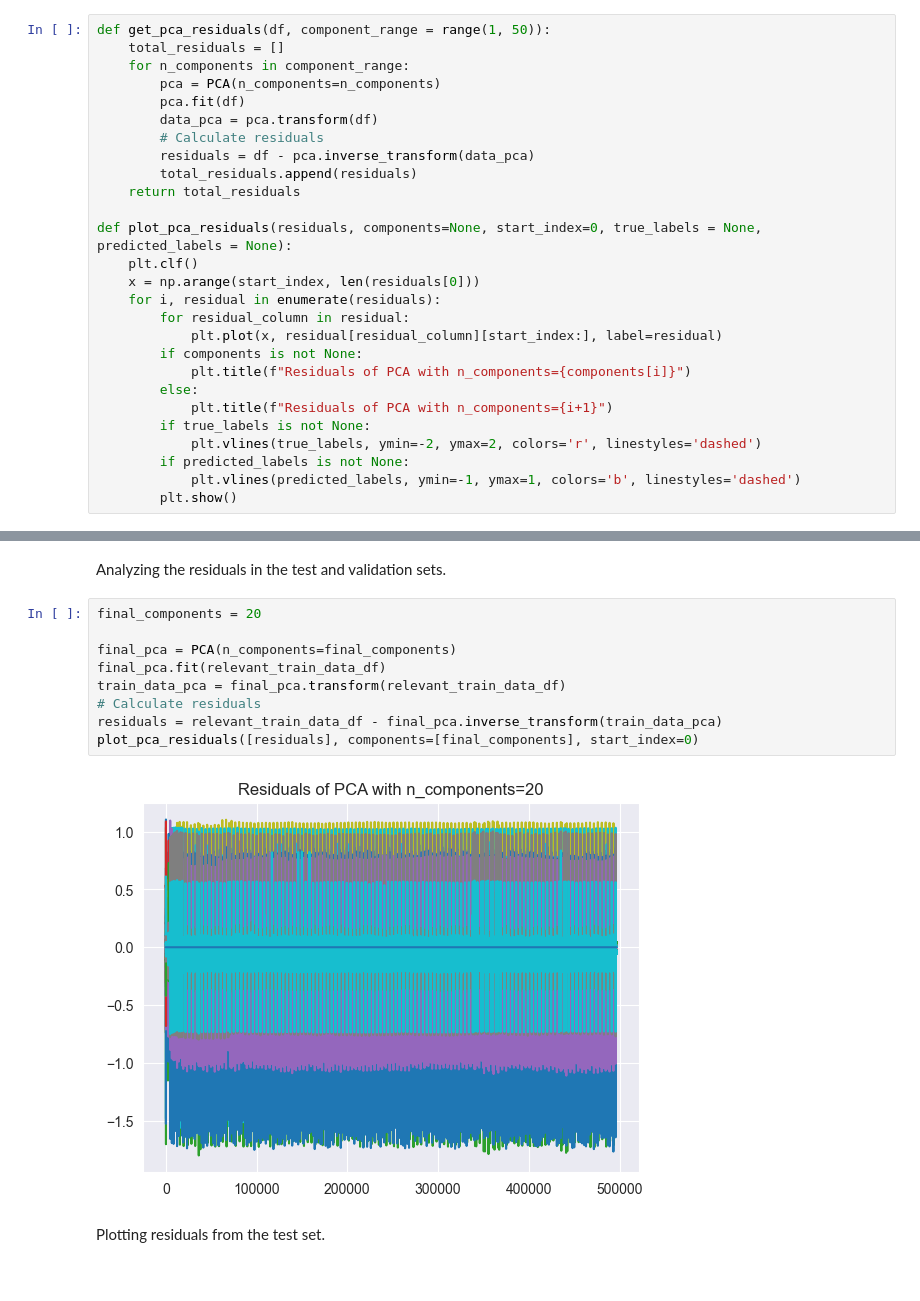
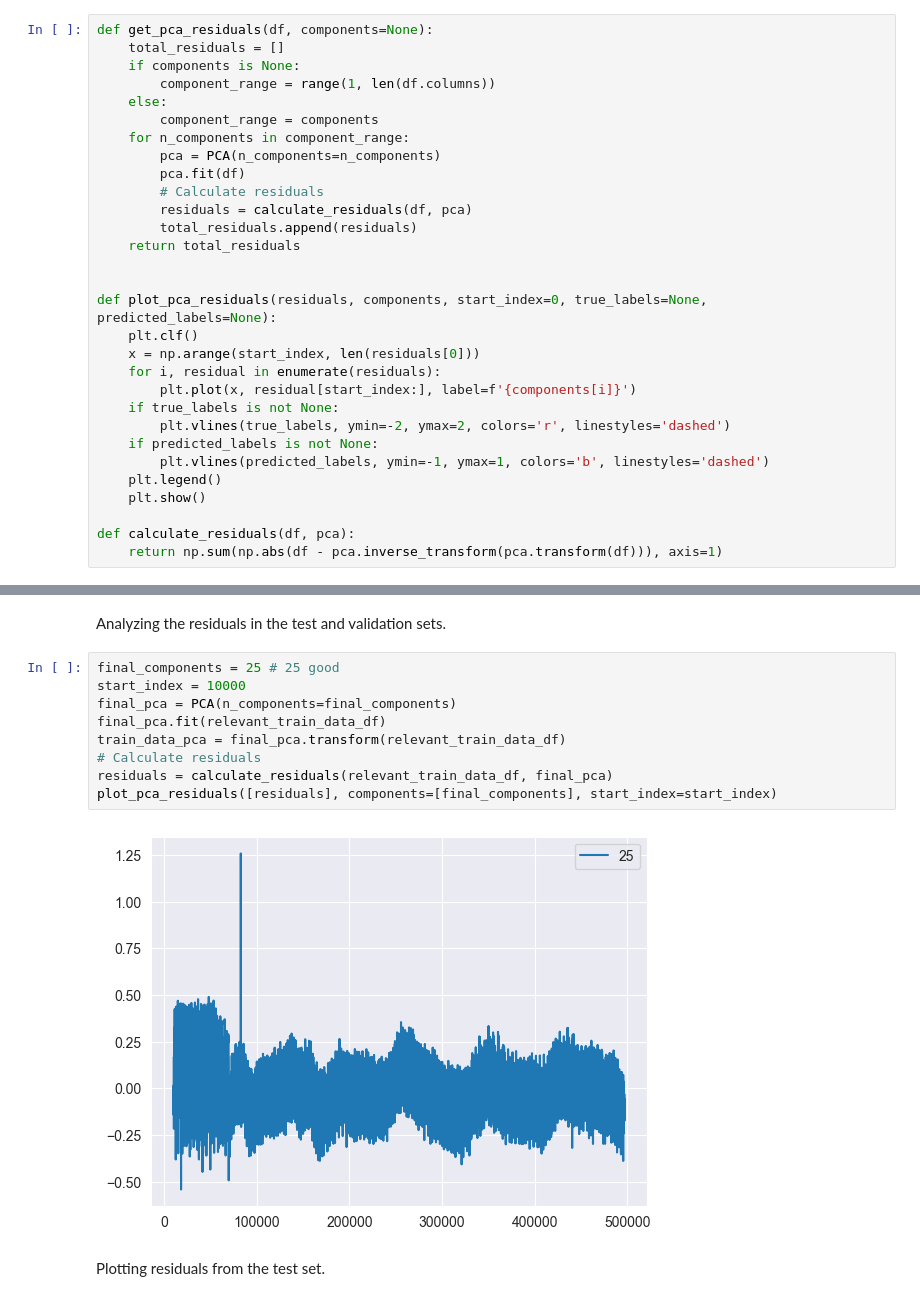
Before and after one commit to kbaran1998/CS4035-cyber-data, a Jupyter notebook: lab2/Lab2-PCA-Regression.ipynb, the cells around one changed output, grey strips where cells are left out. Cells and saved outputs as stored; diff of their text form.

```diff
--- a/lab2/Lab2-PCA-Regression.ipynb
+++ b/lab2/Lab2-PCA-Regression.ipynb
@@ -58,31 +92,34 @@ test_data_df
 # %% [markdown]
 Main functions used to perform the PCA and plot the residuals.
 # %%
-def get_pca_residuals(df, component_range = range(1, 50)):
+def get_pca_residuals(df, components=None):
     total_residuals = []
+    if components is None:
+        component_range = range(1, len(df.columns))
+    else:
+        component_range = components
     for n_components in component_range:
         pca = PCA(n_components=n_components)
         pca.fit(df)
-        data_pca = pca.transform(df)
         # Calculate residuals
-        residuals = df - pca.inverse_transform(data_pca)
+        residuals = calculate_residuals(df, pca)
         total_residuals.append(residuals)
     return total_residuals
 
-def plot_pca_residuals(residuals, components=None, start_index=0, true_labels = None, predicted_labels = None):
+
+def plot_pca_residuals(residuals, components, start_index=0, true_labels=None, predicted_labels=None):
     plt.clf()
     x = np.arange(start_index, len(residuals[0]))
     for i, residual in enumerate(residuals):
-        for residual_column in residual:
-            plt.plot(x, residual[residual_column][start_index:], label=residual)
-        if components is not None:
-            plt.title(f"Residuals of PCA with n_components={components[i]}")
-        else:
-            plt.title(f"Residuals of PCA with n_components={i+1}")
-        if true_labels is not None:
-            plt.vlines(true_labels, ymin=-2, ymax=2, colors='r', linestyles='dashed')
-        if predicted_labels is not None:
-            plt.vlines(predicted_labels, ymin=-1, ymax=1, colors='b', linestyles='dashed')
-        plt.show()
+        plt.plot(x, residual[start_index:], label=f'{components[i]}')
+    if true_labels is not None:
+        plt.vlines(true_labels, ymin=-2, ymax=2, colors='r', linestyles='dashed')
+    if predicted_labels is not None:
+        plt.vlines(predicted_labels, ymin=-1, ymax=1, colors='b', linestyles='dashed')
+    plt.legend()
+    plt.show()
+
+def calculate_residuals(df, pca):
+    return np.sum(np.abs(df - pca.inverse_transform(pca.transform(df))), axis=1)
 # %% [markdown]
 Perform the residual analysis.
@@ -109,16 +149,16 @@ plot_pca_residuals(residuals, start_index=0)
 # %% [markdown]
 Analyzing the residuals in the test and validation sets.
 # %%
-final_components = 20
-
+final_components = 25 # 25 good
+start_index = 10000
 final_pca = PCA(n_components=final_components)
 final_pca.fit(relevant_train_data_df)
 train_data_pca = final_pca.transform(relevant_train_data_df)
 # Calculate residuals
-residuals = relevant_train_data_df - final_pca.inverse_transform(train_data_pca)
-plot_pca_residuals([residuals], components=[final_components], start_index=0)
+residuals = calculate_residuals(relevant_train_data_df, final_pca)
+plot_pca_residuals([residuals], components=[final_components], start_index=start_index)
 # %% [output]
-[figure, old version]
+[figure, new version]
 # %% [markdown]
 Plotting residuals from the test set.
 # %%
```
Also changed, not shown: parts of 18 cells of this notebook.
